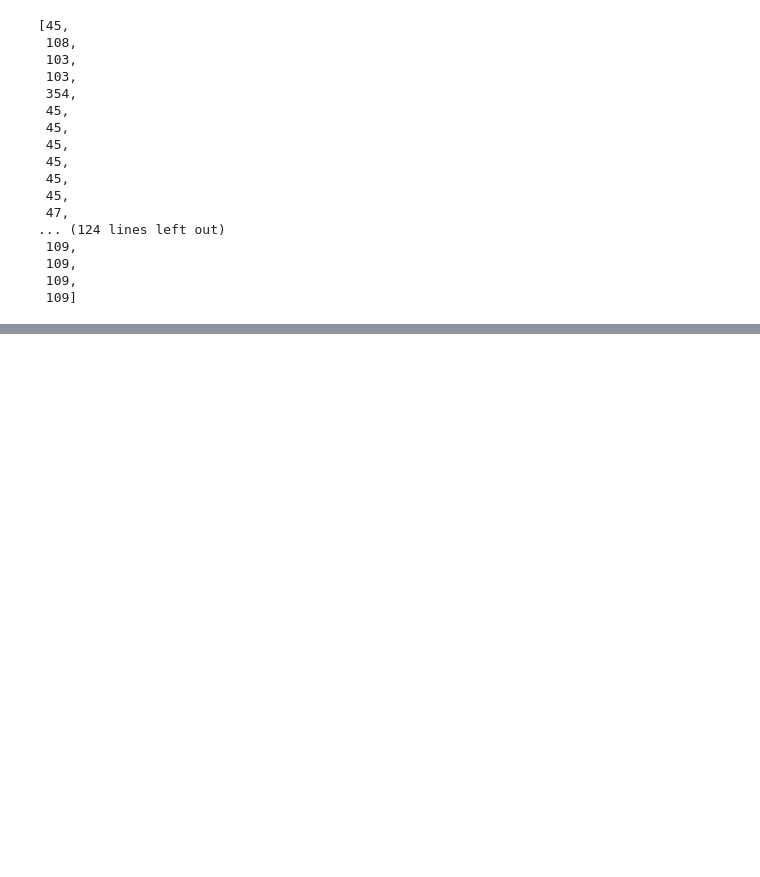
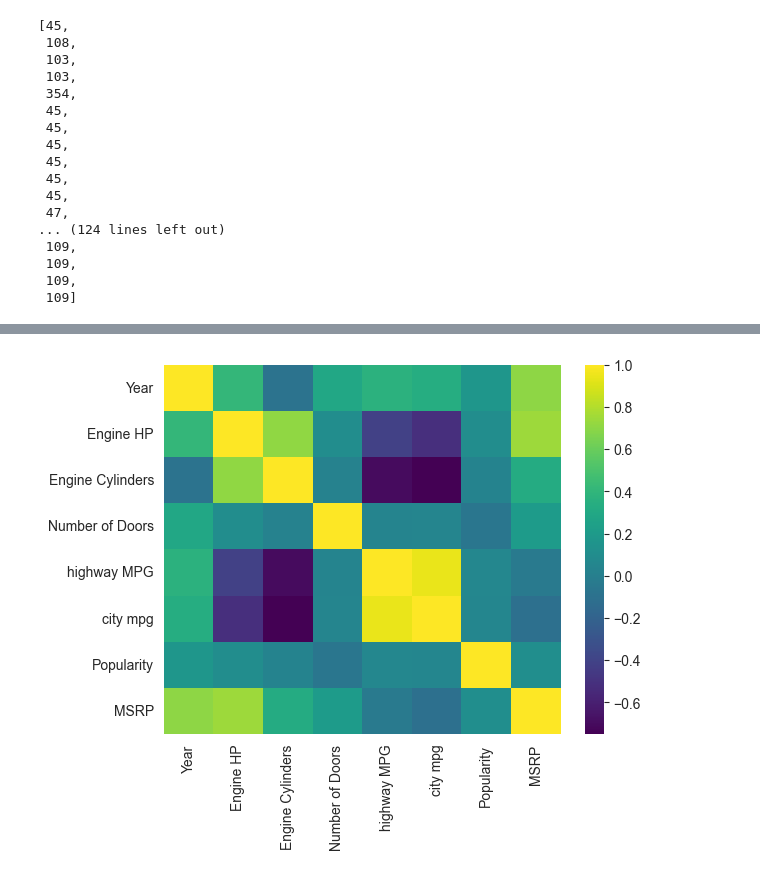
Before and after one commit to shaheerkl/EDA, a Jupyter notebook: eda cars.ipynb, the cells around one changed output, grey strips where cells are left out. Drawn from its saved outputs; the diff is of its cells as text; code cells hidden in the pictures; blank space fills up the shorter version.

```diff
--- a/eda cars.ipynb
+++ b/eda cars.ipynb
@@ -410,0 +707,6 @@ UFuncTypeError: ufunc 'less' did not contain a loop with signature matching type
+# %%
+corr=df.corr(numeric_only=True)
+sns.heatmap(corr, cmap='viridis')
+plt.show()
+# %% [output]
+[figure, added]
```
Also changed, not shown: parts of 52 cells of this notebook, 2 other files.
